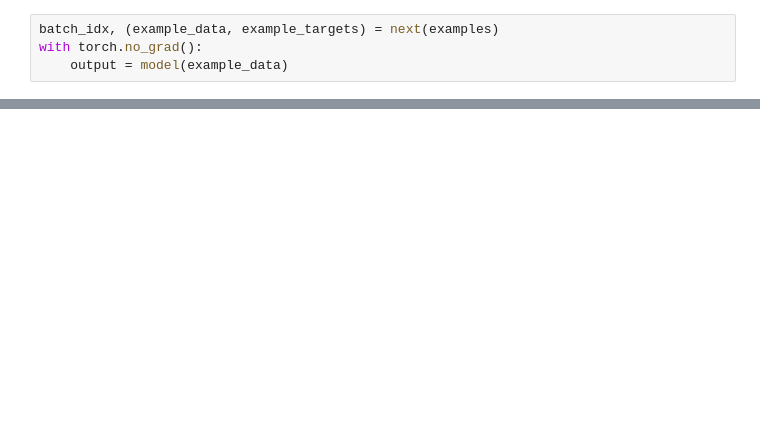
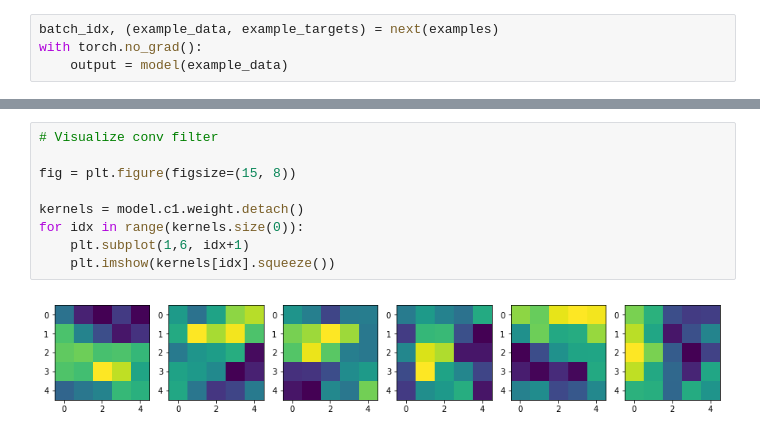
Before and after one commit to blwowski/IS7033, a Jupyter notebook: MNIST/MNIST_lenet.ipynb, the cells around one changed output, grey strips where cells are left out. Drawn from its saved outputs; the diff is of its cells as text; blank space fills up the shorter version.

```diff
--- a/MNIST/MNIST_lenet.ipynb
+++ b/MNIST/MNIST_lenet.ipynb
@@ -197,0 +236,11 @@ plt
+# %%
+# Visualize conv filter
+
+fig = plt.figure(figsize=(15, 8))
+
+kernels = model.c1.weight.detach()
+for idx in range(kernels.size(0)):
+    plt.subplot(1,6, idx+1)
+    plt.imshow(kernels[idx].squeeze())
+# %% [output]
+[figure, added]
```
Also changed, not shown: parts of 11 cells of this notebook, 1 other file.
